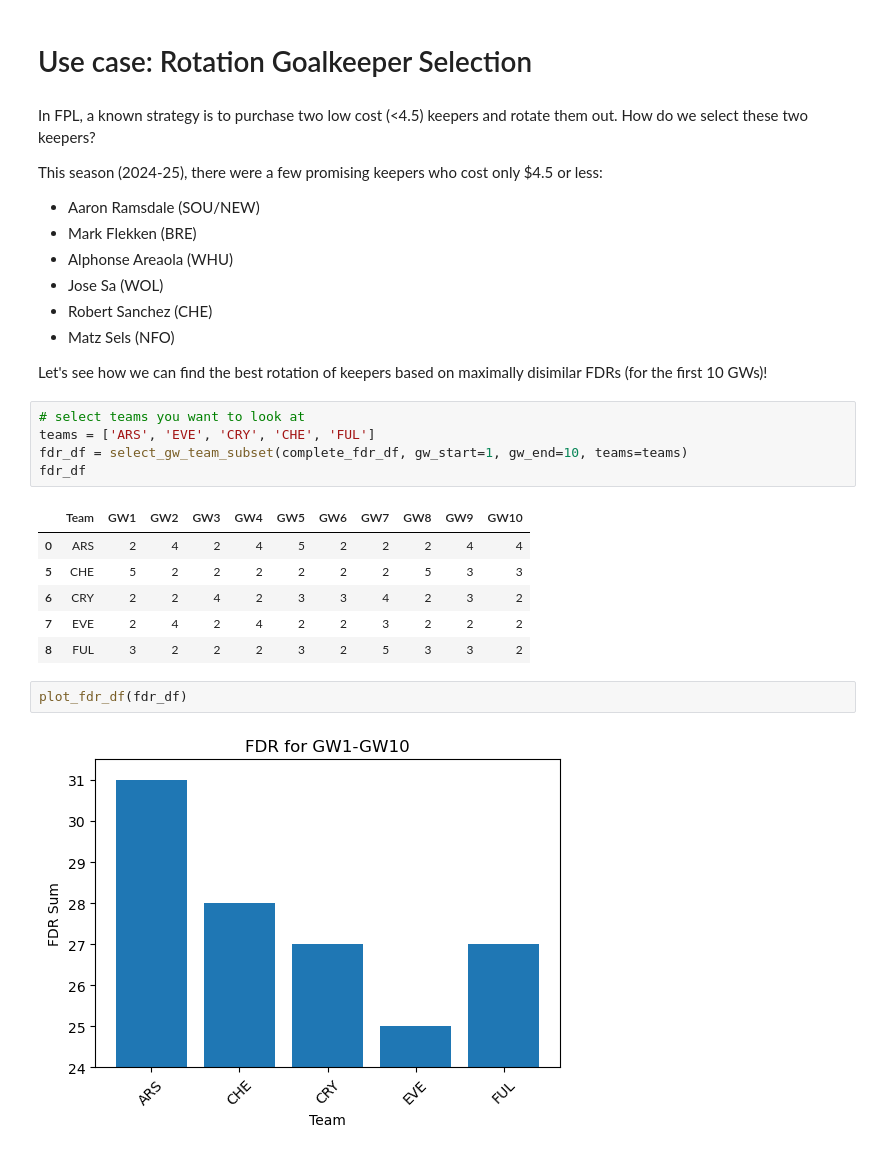
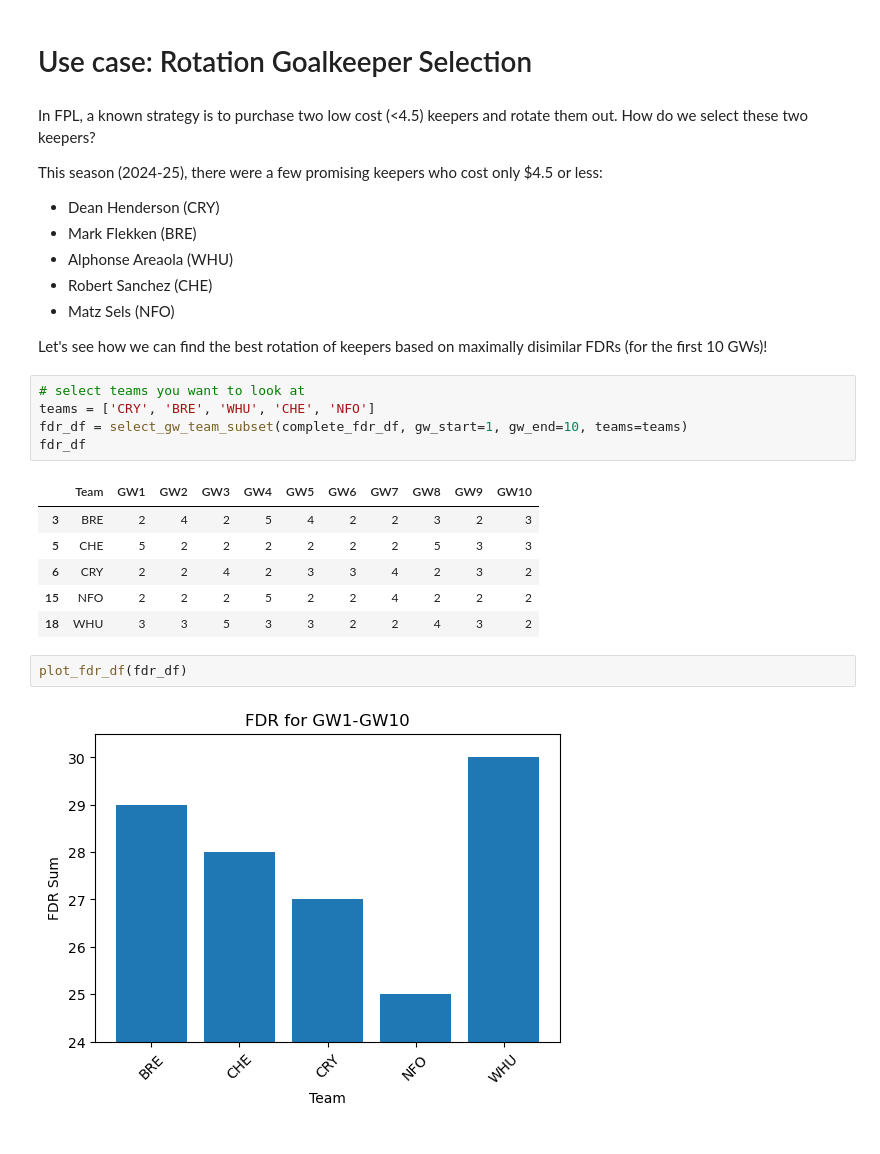
Before and after one commit to fajardgb/FPL-viz, a Jupyter notebook: GW_difficulty_viz/24-25/GW_FDR_RSM.ipynb, the cells around one changed output. Cells and saved outputs as stored; diff of their text form.

```diff
--- a/GW_difficulty_viz/24-25/GW_FDR_RSM.ipynb
+++ b/GW_difficulty_viz/24-25/GW_FDR_RSM.ipynb
@@ -167,28 +167,27 @@ rdm_df = get_and_plot_fdr_rdm(fdr_df)
 In FPL, a known strategy is to purchase two low cost (<4.5) keepers and rotate them out. How do we select these two keepers?
 
 This season (2024-25), there were a few promising keepers who cost only $4.5 or less:
-- Aaron Ramsdale (SOU/NEW)
+- Dean Henderson (CRY)
 - Mark Flekken (BRE)
 - Alphonse Areaola (WHU)
-- Jose Sa (WOL)
 - Robert Sanchez (CHE)
 - Matz Sels (NFO)
 
 Let's see how we can find the best rotation of keepers based on maximally disimilar FDRs (for the first 10 GWs)!
 # %%
 # select teams you want to look at
-teams = ['ARS', 'EVE', 'CRY', 'CHE', 'FUL']
+teams = ['CRY', 'BRE', 'WHU', 'CHE', 'NFO']
 fdr_df = select_gw_team_subset(complete_fdr_df, gw_start=1, gw_end=10, teams=teams)
 fdr_df
 # %% [output]
 |  | Team | GW1 | GW2 | GW3 | GW4 | GW5 | GW6 | GW7 | GW8 | GW9 | GW10 |
-| 0 | ARS | 2 | 4 | 2 | 4 | 5 | 2 | 2 | 2 | 4 | 4 |
+| 3 | BRE | 2 | 4 | 2 | 5 | 4 | 2 | 2 | 3 | 2 | 3 |
 | 5 | CHE | 5 | 2 | 2 | 2 | 2 | 2 | 2 | 5 | 3 | 3 |
 | 6 | CRY | 2 | 2 | 4 | 2 | 3 | 3 | 4 | 2 | 3 | 2 |
-| 7 | EVE | 2 | 4 | 2 | 4 | 2 | 2 | 3 | 2 | 2 | 2 |
-| 8 | FUL | 3 | 2 | 2 | 2 | 3 | 2 | 5 | 3 | 3 | 2 |
+| 15 | NFO | 2 | 2 | 2 | 5 | 2 | 2 | 4 | 2 | 2 | 2 |
+| 18 | WHU | 3 | 3 | 5 | 3 | 3 | 2 | 2 | 4 | 3 | 2 |
 # %%
 plot_fdr_df(fdr_df)
 # %% [output]
-[figure, old version]
+[figure, new version]
 # %% [markdown]
```
Also changed, not shown: parts of 3 cells of this notebook, 1 other file.
